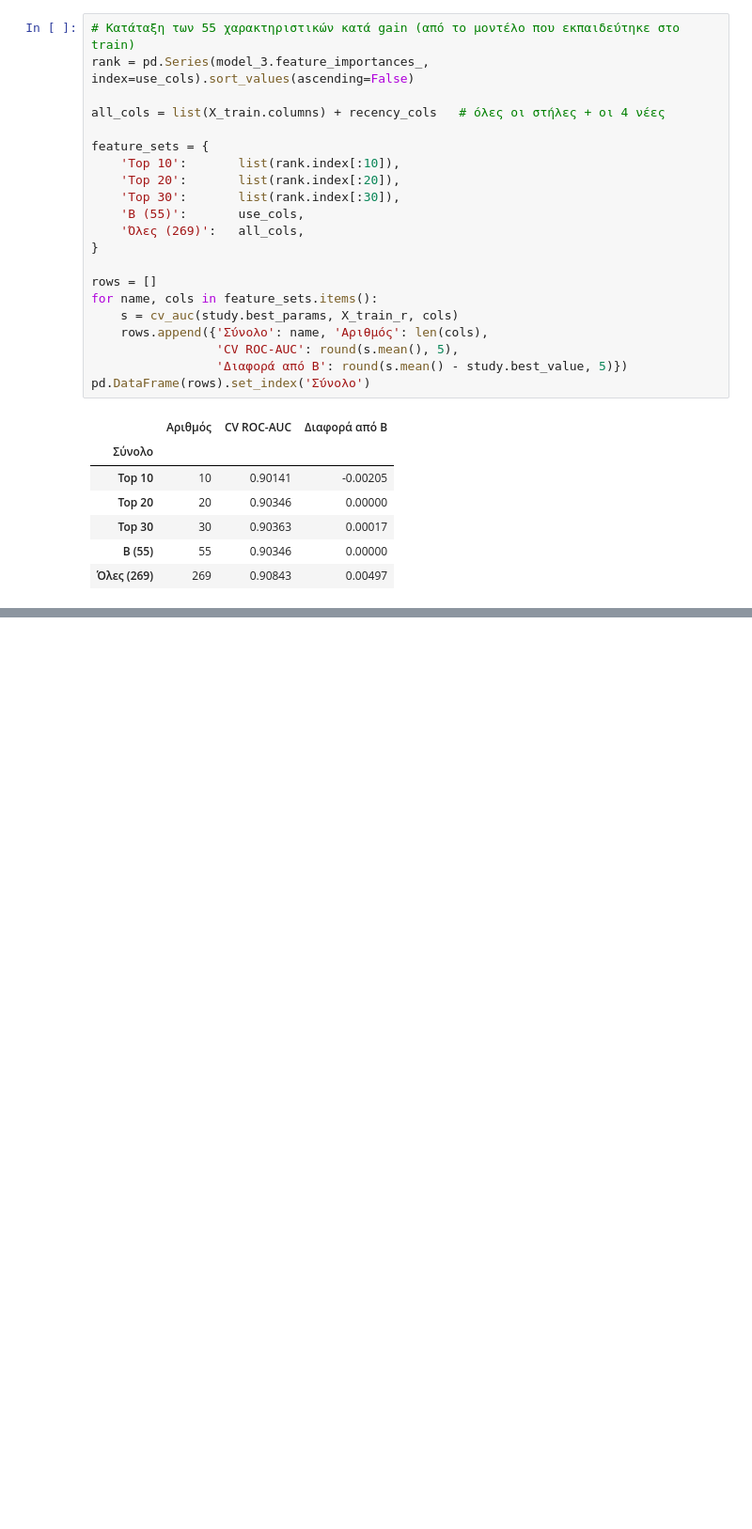
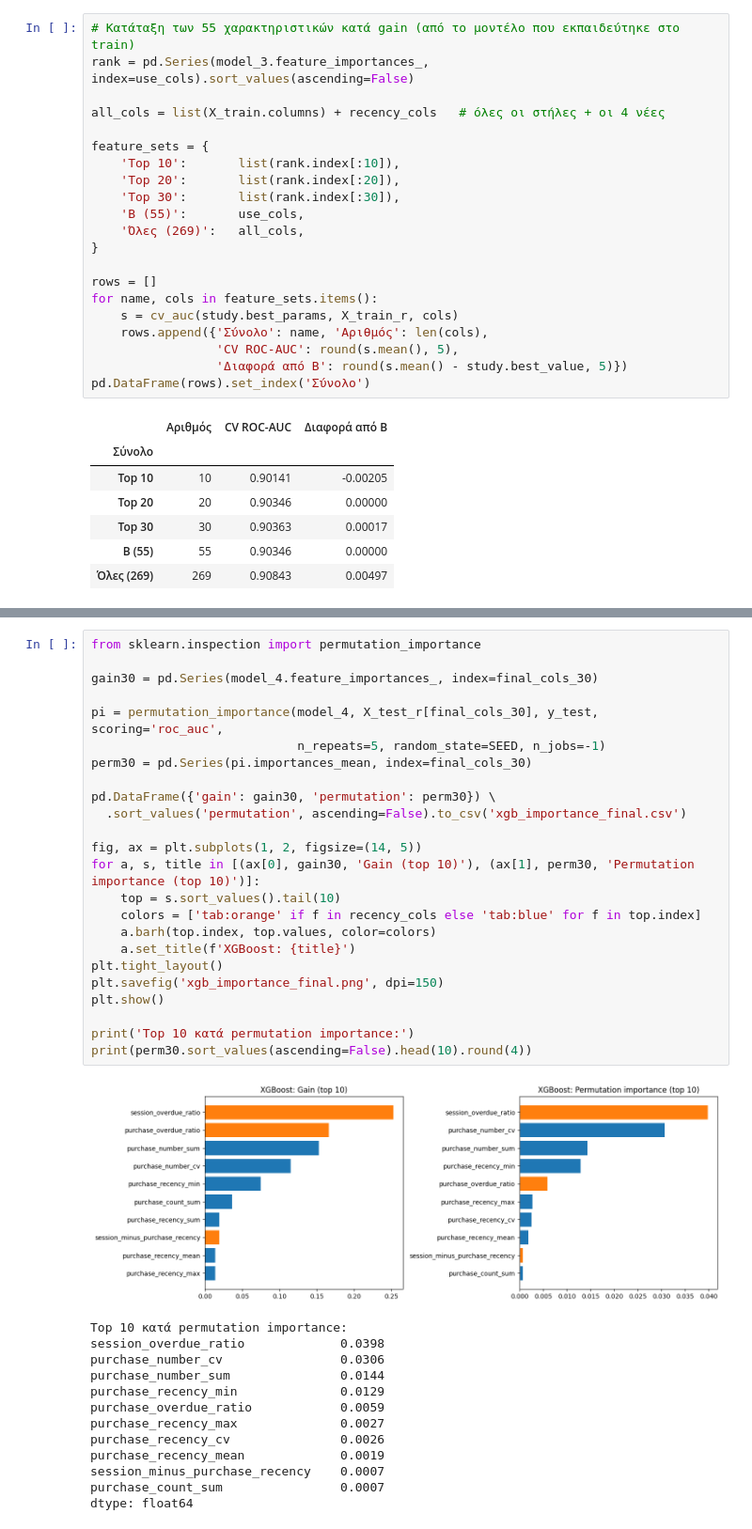
Before and after one commit to mariapourgianou/thesis-churn-prediction, a Jupyter notebook: XGBoost Optuna.ipynb, the cells around one changed output, grey strips where cells are left out. Shown at 94% size. Saved outputs shown, nothing was run; the diff lists cells and outputs as text; blank space fills up the shorter version.

```diff
--- a/XGBoost Optuna.ipynb
+++ b/XGBoost Optuna.ipynb
@@ -403,0 +556,38 @@ pd.DataFrame(rows).set_index('Σύνολο')
+# %%
+from sklearn.inspection import permutation_importance
+
+gain30 = pd.Series(model_4.feature_importances_, index=final_cols_30)
+
+pi = permutation_importance(model_4, X_test_r[final_cols_30], y_test, scoring='roc_auc',
+                            n_repeats=5, random_state=SEED, n_jobs=-1)
+perm30 = pd.Series(pi.importances_mean, index=final_cols_30)
+
+pd.DataFrame({'gain': gain30, 'permutation': perm30}) \
+  .sort_values('permutation', ascending=False).to_csv('xgb_importance_final.csv')
+
+fig, ax = plt.subplots(1, 2, figsize=(14, 5))
+for a, s, title in [(ax[0], gain30, 'Gain (top 10)'), (ax[1], perm30, 'Permutation importance (top 10)')]:
+    top = s.sort_values().tail(10)
+    colors = ['tab:orange' if f in recency_cols else 'tab:blue' for f in top.index]
+    a.barh(top.index, top.values, color=colors)
+    a.set_title(f'XGBoost: {title}')
+plt.tight_layout()
+plt.savefig('xgb_importance_final.png', dpi=150)
+plt.show()
+
+print('Top 10 κατά permutation importance:')
+print(perm30.sort_values(ascending=False).head(10).round(4))
+# %% [output]
+[figure, added]
+Top 10 κατά permutation importance:
+session_overdue_ratio             0.0398
+purchase_number_cv                0.0306
+purchase_number_sum               0.0144
+purchase_recency_min              0.0129
+purchase_overdue_ratio            0.0059
+purchase_recency_max              0.0027
+purchase_recency_cv               0.0026
+purchase_recency_mean             0.0019
+session_minus_purchase_recency    0.0007
+purchase_count_sum                0.0007
+dtype: float64
```
Also changed, not shown: parts of 17 cells of this notebook, 1 other file.
